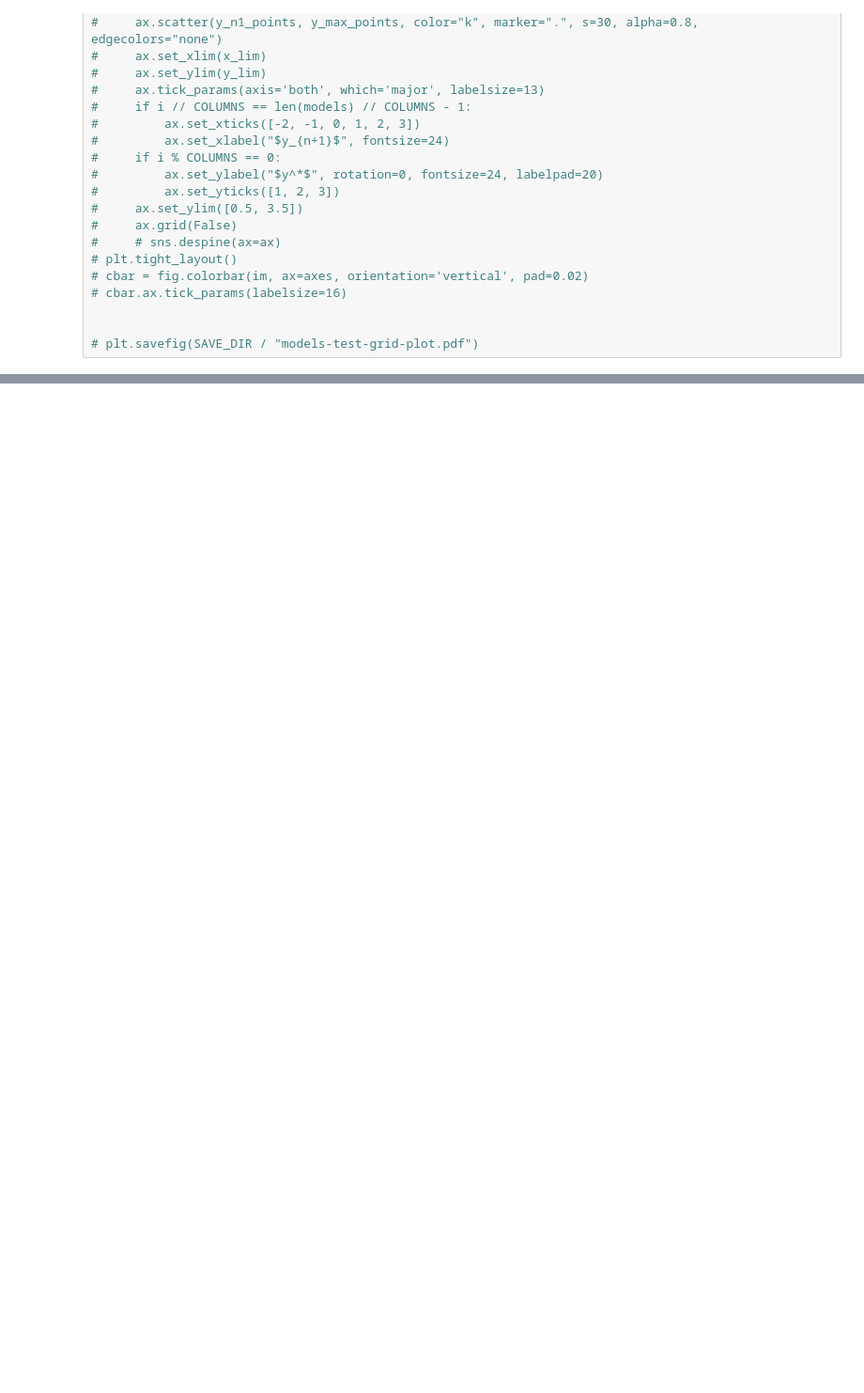
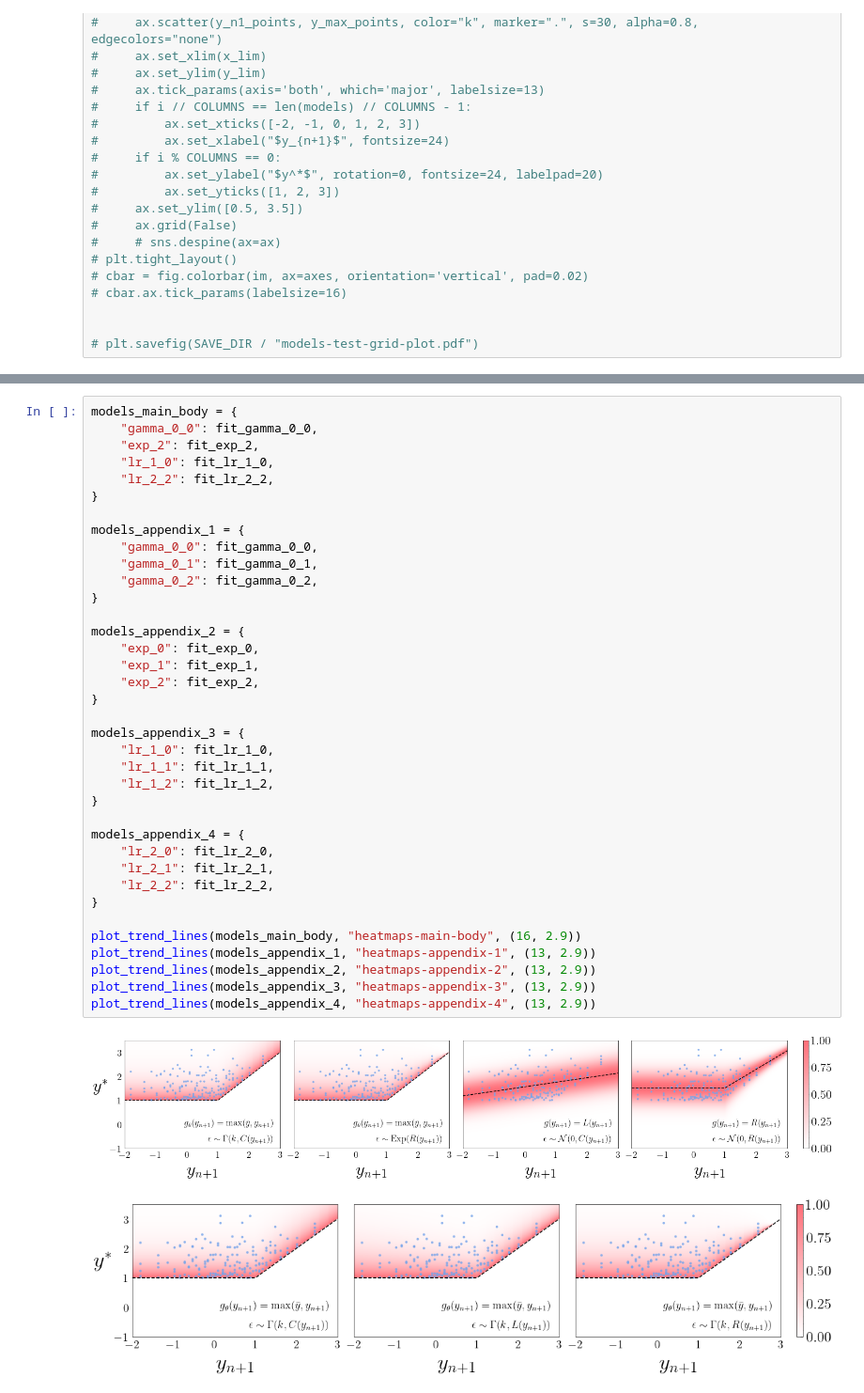
Before and after one commit to graphcore-research/mes, a Jupyter notebook: paper_plots/yn1_vs_ymax_heatmap.ipynb, the cells around one changed output, grey strips where cells are left out. Shown at 94% size. Cells and saved outputs as stored; diff of their text form; blank space fills up the shorter version.

Commit message:
add updates yn1_vs_ymax_heatmap notebook

```diff
--- a/paper_plots/yn1_vs_ymax_heatmap.ipynb
+++ b/paper_plots/yn1_vs_ymax_heatmap.ipynb
@@ -497,0 +528,40 @@ plt.savefig(SAVE_DIR / "heatmaps-appendix-3.pdf")
+# %%
+models_main_body = {
+    "gamma_0_0": fit_gamma_0_0,
+    "exp_2": fit_exp_2,
+    "lr_1_0": fit_lr_1_0,
+    "lr_2_2": fit_lr_2_2,
+}
+
+models_appendix_1 = {
+    "gamma_0_0": fit_gamma_0_0,
+    "gamma_0_1": fit_gamma_0_1,
+    "gamma_0_2": fit_gamma_0_2,
+}
+
+models_appendix_2 = {
+    "exp_0": fit_exp_0,
+    "exp_1": fit_exp_1,
+    "exp_2": fit_exp_2,
+}
+
+models_appendix_3 = {
+    "lr_1_0": fit_lr_1_0,
+    "lr_1_1": fit_lr_1_1,
+    "lr_1_2": fit_lr_1_2,
+}
+
+models_appendix_4 = {
+    "lr_2_0": fit_lr_2_0,
+    "lr_2_1": fit_lr_2_1,
+    "lr_2_2": fit_lr_2_2,
+}
+
+plot_trend_lines(models_main_body, "heatmaps-main-body", (16, 2.9))
+plot_trend_lines(models_appendix_1, "heatmaps-appendix-1", (13, 2.9))
+plot_trend_lines(models_appendix_2, "heatmaps-appendix-2", (13, 2.9))
+plot_trend_lines(models_appendix_3, "heatmaps-appendix-3", (13, 2.9))
+plot_trend_lines(models_appendix_4, "heatmaps-appendix-4", (13, 2.9))
+# %% [output]
+[figure, added]
+[figure, added]
```
Also changed, not shown: parts of 2 cells of this notebook.
